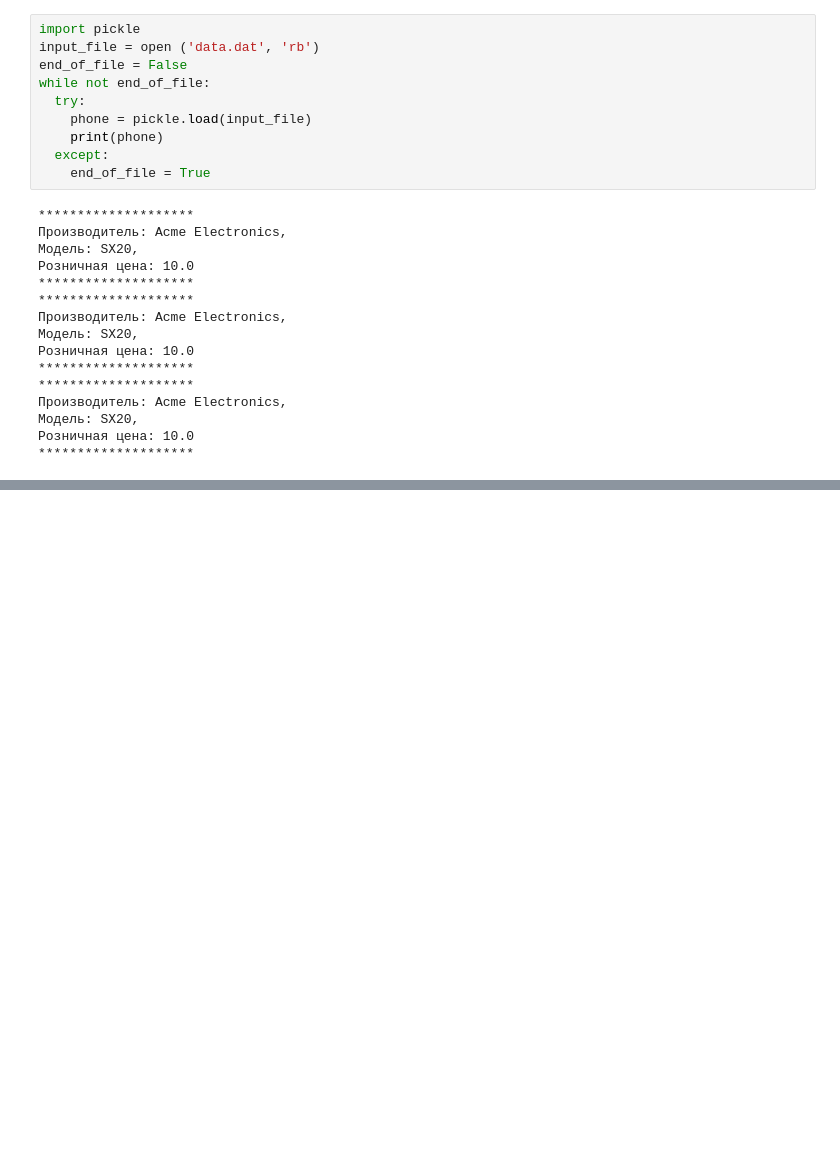
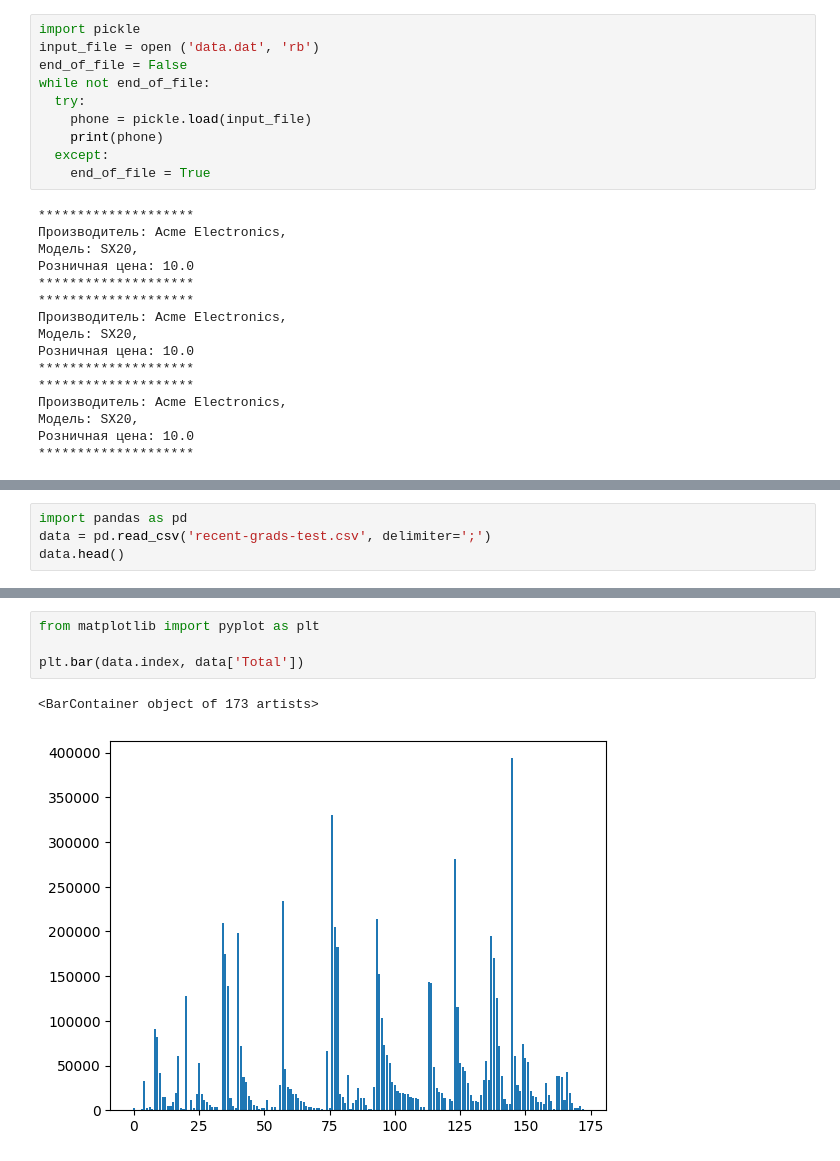
Before and after one commit to enikolaev/Algorithmization_and_programming, a Jupyter notebook: Lectures.ipynb, the cells around one changed output, grey strips where cells are left out. Drawn from its saved outputs; the diff is of its cells as text; blank space fills up the shorter version.

```diff
--- a/Lectures.ipynb
+++ b/Lectures.ipynb
@@ -1490,0 +1510,4 @@ while not end_of_file:
+# %%
+import pandas as pd
+data = pd.read_csv('recent-grads-test.csv', delimiter=';')
+data.head()
@@ -1490,0 +1572,7 @@ while not end_of_file:
+# %%
+from matplotlib import pyplot as plt
+
+plt.bar(data.index, data['Total'])
+# %% [output]
+<BarContainer object of 173 artists>
+[figure, added]
```
Also changed, not shown: parts of 19 cells of this notebook.
